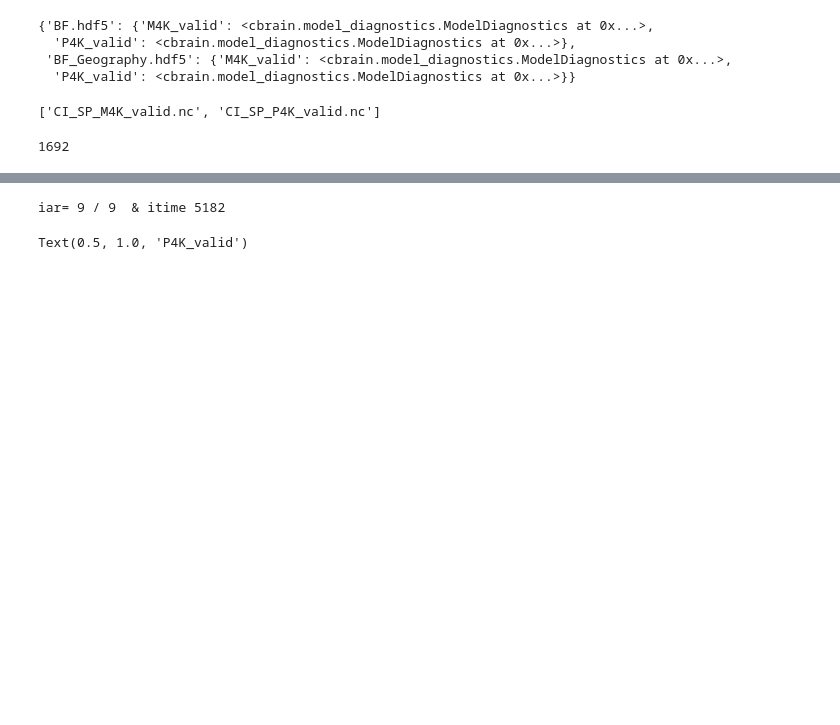
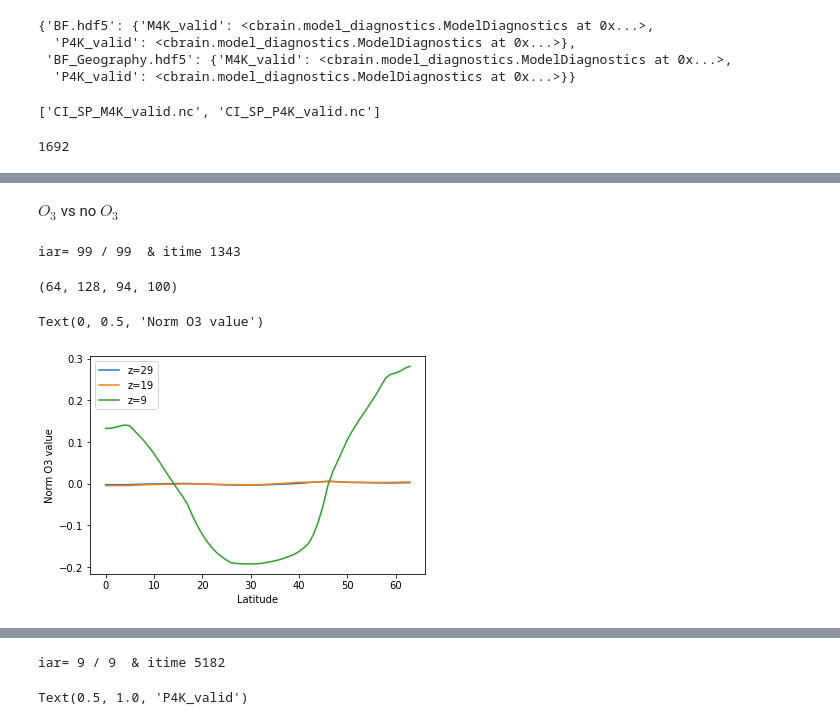
Before and after one commit to BradleyStanleyClamp/CBRAIN-CAM-MLINV, a Jupyter notebook: notebooks/tbeucler_devlog/048_Ankitesh_BF_Notebook_For_David.ipynb, the cells around one changed output, grey strips where cells are left out. Saved outputs shown, nothing was run; the diff lists cells and outputs as text; code cells hidden in the pictures; blank space fills up the shorter version.

```diff
--- a/notebooks/tbeucler_devlog/048_Ankitesh_BF_Notebook_For_David.ipynb
+++ b/notebooks/tbeucler_devlog/048_Ankitesh_BF_Notebook_For_David.ipynb
@@ -584,0 +650,2 @@ md[NNs][data[6:-3]].valid_gen.n_batches
+# %%
+path = '/DFS-L/DATA/pritchard/tbeucler/SPCAM/HDF5_DATA/'
@@ -585,3 +661,53 @@ md[NNs][data[6:-3]].valid_gen.n_batches
+# %%
+gen = valid_gen_O3
+# %% [markdown]
+$O_{3}$ vs no $O_{3}$
 # %%
-Nt = 10
+Nt = 100
 t_random = np.random.choice(np.linspace(0,1691,1692),size=((Nt,)),replace=False).astype('int')
+# %%
+# Direct
+MSE = {}
+VAR = {}
+INP = {}
+
+for iar,itime in enumerate(t_random):
+    print('iar=',iar,'/',Nt-1,' & itime',itime,end="\r")
+    for i,NNs in enumerate(NNarray):
+        if iar==0: MSE[NNs] = {}; VAR[NNs] = {}
+
+        inp = gen[itime][0]
+        inp_noO3 = np.delete(inp,np.arange(60,90),axis=1)
+        truth = gen[itime][1]
+
+        if i==0: p = NN[NNs].predict_on_batch(inp)
+        elif i==1: p = NN[NNs].predict_on_batch(inp_noO3)
+
+        inp_geo = np.reshape(inp,(64,128,inp.shape[1],1))
+        p_geo = np.reshape(p,(64,128,p.shape[1]))
+        t_geo = np.reshape(truth,(64,128,truth.shape[1]))
+
+        if iar==0:
+            MSE[NNs] = np.mean((t_geo-p_geo)**2,axis=2)
+            VAR[NNs] = np.var(p_geo,axis=2)
+            INP[NNs] = inp_geo
+        else:
+            MSE[NNs] = np.concatenate((MSE[NNs],np.mean((t_geo-p_geo)**2,axis=2)),axis=1)
+            VAR[NNs] = np.concatenate((VAR[NNs],np.var(p_geo,axis=2)),axis=1)
+            INP[NNs] = np.concatenate((INP[NNs],inp_geo),axis=3)
+# %% [output]
+iar= 99 / 99  & itime 1343
+# %%
+INP[NNs].shape
+# %% [output]
+(64, 128, 94, 100)
+# %%
+plt.plot(np.mean(INP[NNs][:,:,89,:],axis=(1,2)),label='z=29')
+plt.plot(np.mean(INP[NNs][:,:,79,:],axis=(1,2)),label='z=19')
+plt.plot(np.mean(INP[NNs][:,:,69,:],axis=(1,2)),label='z=9')
+plt.legend()
+plt.xlabel('Latitude')
+plt.ylabel('Norm O3 value')
+# %% [output]
+Text(0, 0.5, 'Norm O3 value')
+[figure, added]
```
Also changed, not shown: parts of 17 cells of this notebook.
